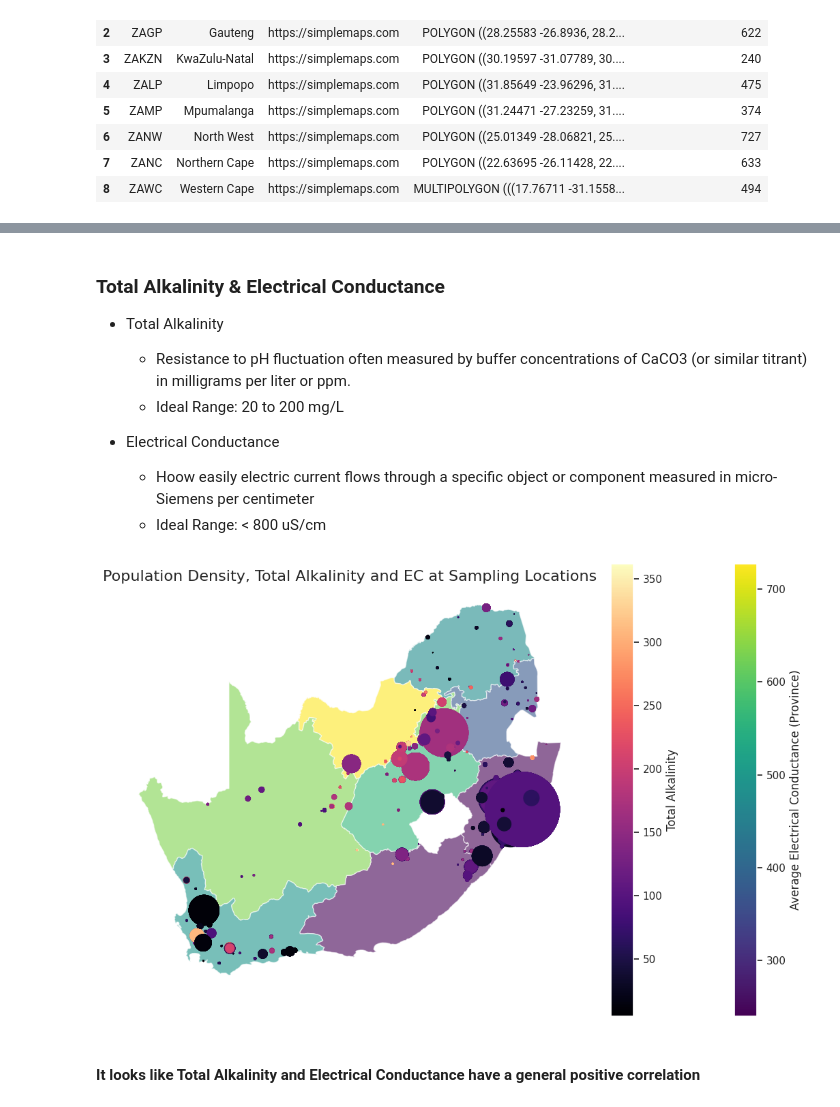
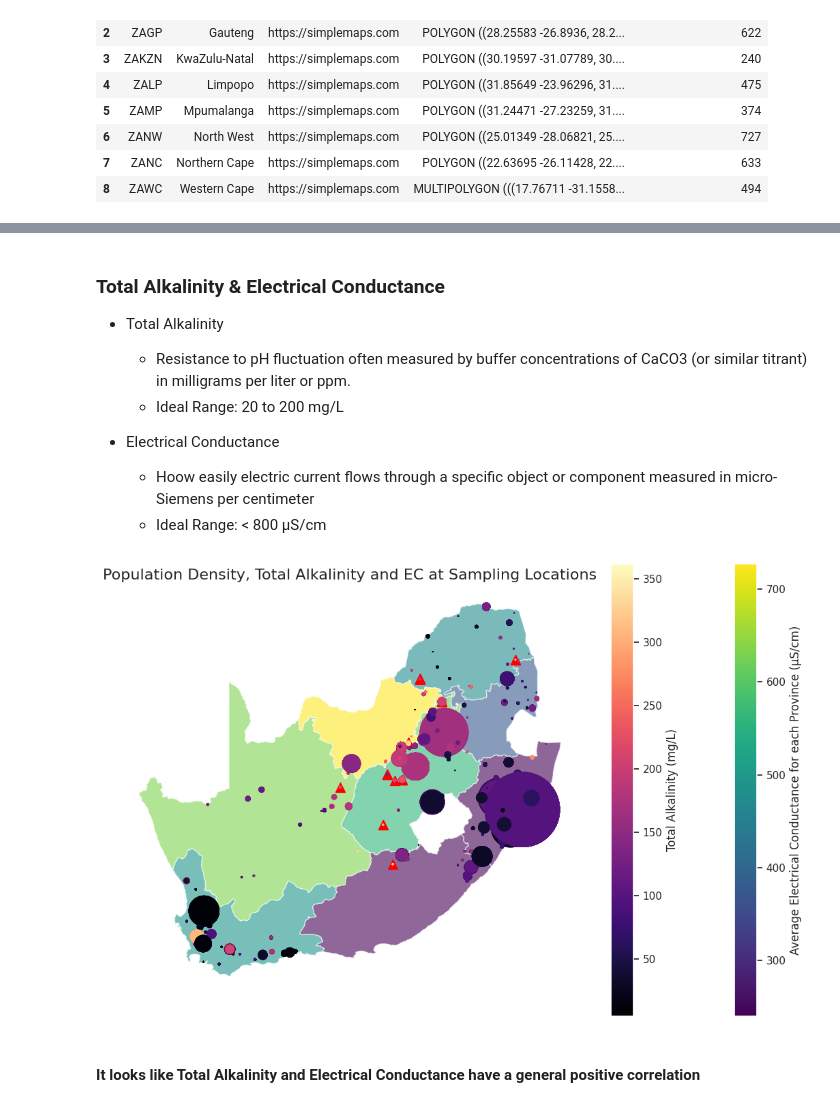
Before and after one commit to kylerod22/siads593-water-sustainability, a Jupyter notebook: 08-rjbest-sungmiki-kylerod-2026winter/src/EDA_RJ.ipynb, the cells around one changed output, grey strips where cells are left out. Cells and saved outputs as stored; diff of their text form; code cells hidden in the pictures.

```diff
--- a/08-rjbest-sungmiki-kylerod-2026winter/src/EDA_RJ.ipynb
+++ b/08-rjbest-sungmiki-kylerod-2026winter/src/EDA_RJ.ipynb
@@ -152,3 +171,7 @@ provinces
 | 6 | ZANW | North West | https://simplemaps.com | POLYGON ((25.01349 -28.06821, 25.... | 727 |
 | 7 | ZANC | Northern Cape | https://simplemaps.com | POLYGON ((22.63695 -26.11428, 22.... | 633 |
 | 8 | ZAWC | Western Cape | https://simplemaps.com | MULTIPOLYGON (((17.76711 -31.1558... | 494 |
+# %%
+# isolate all sample locations with "bad water quality"
+bad = gdf[gdf['bad']==1]
+bad.head()
@@ -161,22 +192,21 @@ provinces
 
 - Electrical Conductance
     - Hoow easily electric current flows through a specific object or component measured in micro-Siemens per centimeter
-    - Ideal Range: < 800 uS/cm
+    - Ideal Range: < 800 µS/cm
 # %%
-import matplotlib.pyplot as plt
-
 # Plot
 fig, ax = plt.subplots(figsize=(11, 7))
 
-ax1 = provinces.plot(column='electrical conductance', ax=ax, zorder=1, cmap='viridis', alpha=0.6, legend=True, legend_kwds={'label':'Average Electrical Conductance (Province)'})#, tootip={'province'})
-ax1 = gdf.plot(column='total alkalinity', ax=ax, marker='o', markersize=gdf['pop_density_nn'], zorder=2, cmap='magma', legend=True, legend_kwds={'label':'Total Alkalinity'})#, tootip={'pop_density_nn'})
+provinces.plot(column='electrical conductance', ax=ax, zorder=1, cmap='viridis', alpha=0.6, legend=True, legend_kwds={'label':'Average Electrical Conductance for each Province (µS/cm)'})#, tootip={'province'})
+gdf.plot(column='total alkalinity', ax=ax, marker='o', markersize=gdf['pop_density_nn'], zorder=2, cmap='magma', legend=True, legend_kwds={'label':'Total Alkalinity (mg/L)'})#, tootip={'pop_density_nn'})
+bad.plot(column='bad', ax=ax, marker='^', markersize=100, color='red')
 
 ax.set_axis_off()
 plt.title('Population Density, Total Alkalinity and EC at Sampling Locations', fontsize=16)
 plt.tight_layout()
 plt.show()
 # %% [output]
-[figure, old version]
+[figure, new version]
 # %% [markdown]
 #### It looks like Total Alkalinity and Electrical Conductance have a general positive correlation
 # %%
```
Also changed, not shown: parts of 16 cells of this notebook.
